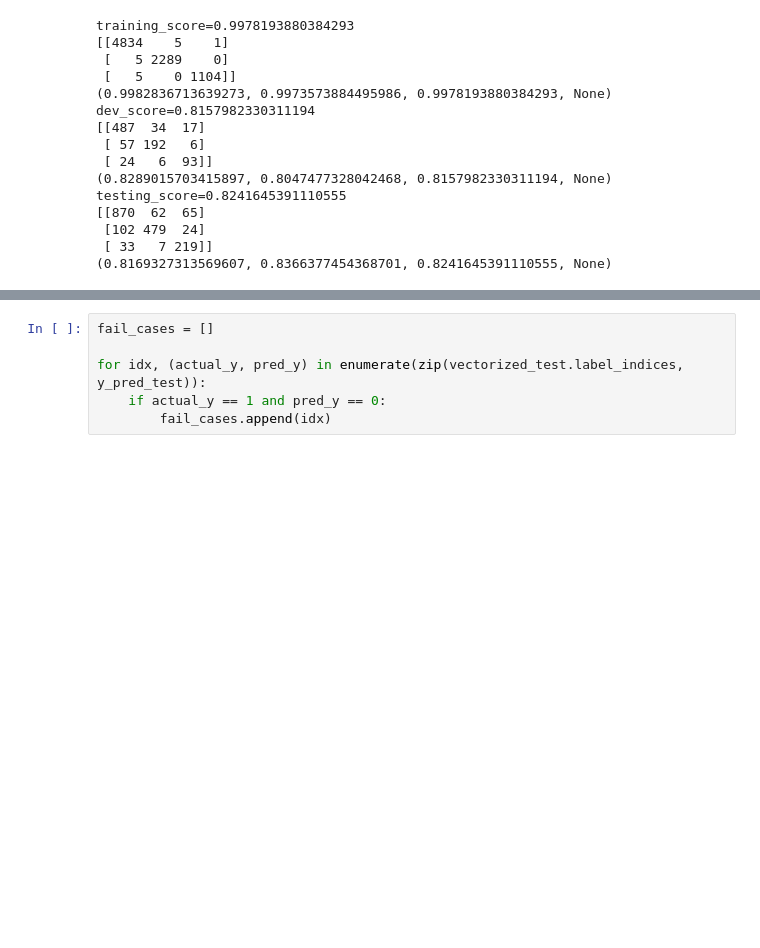
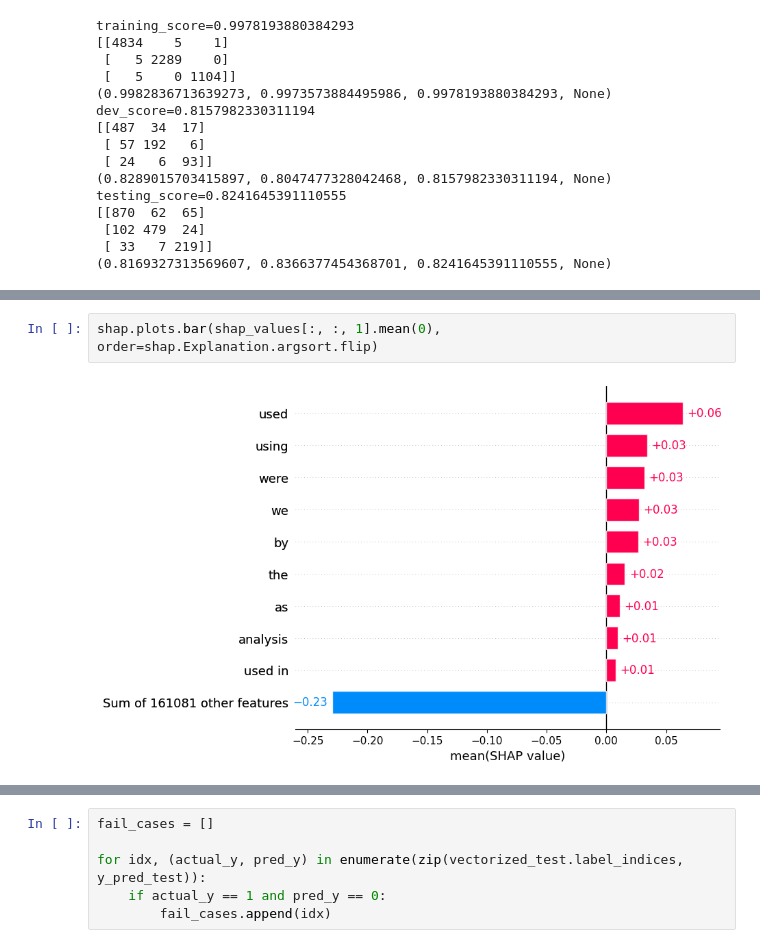
Before and after one commit to melloo21/cs4248, a Jupyter notebook: notebooks/dataset_exploration5.ipynb, the cells around one changed output, grey strips where cells are left out. Drawn from its saved outputs; the diff is of its cells as text; blank space fills up the shorter version.

```diff
--- a/notebooks/dataset_exploration5.ipynb
+++ b/notebooks/dataset_exploration5.ipynb
@@ -158,0 +179,4 @@ testing_score=0.8241645391110555
+# %%
+shap.plots.bar(shap_values[:, :, 1].mean(0), order=shap.Explanation.argsort.flip)
+# %% [output]
+[figure, added]
```
Also changed, not shown: parts of 19 cells of this notebook, 2 other files.
